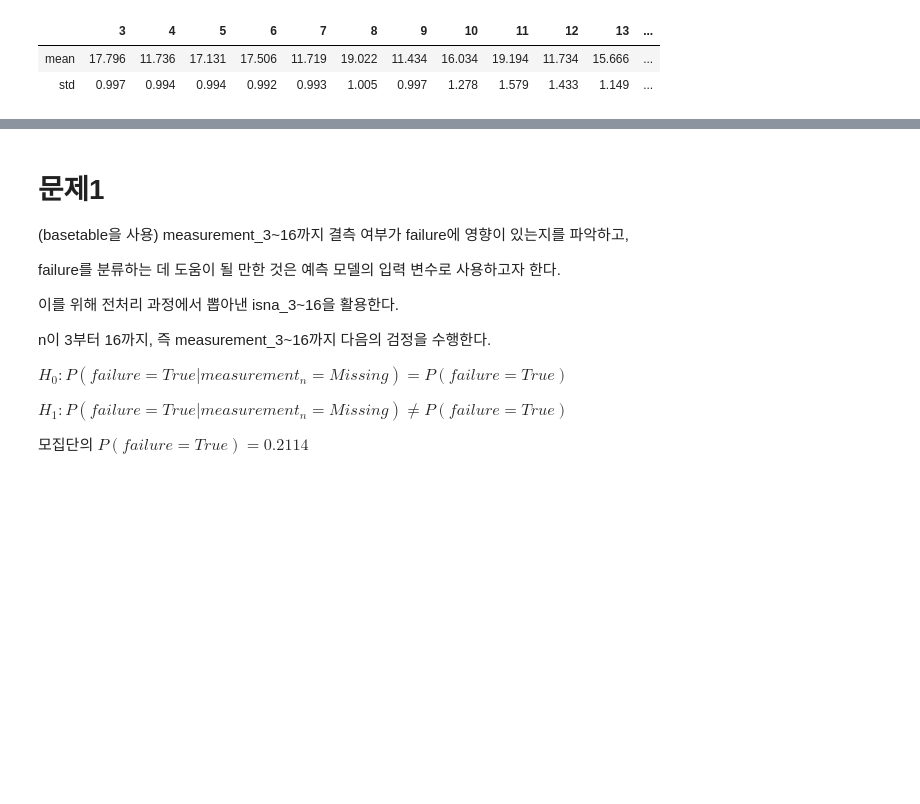
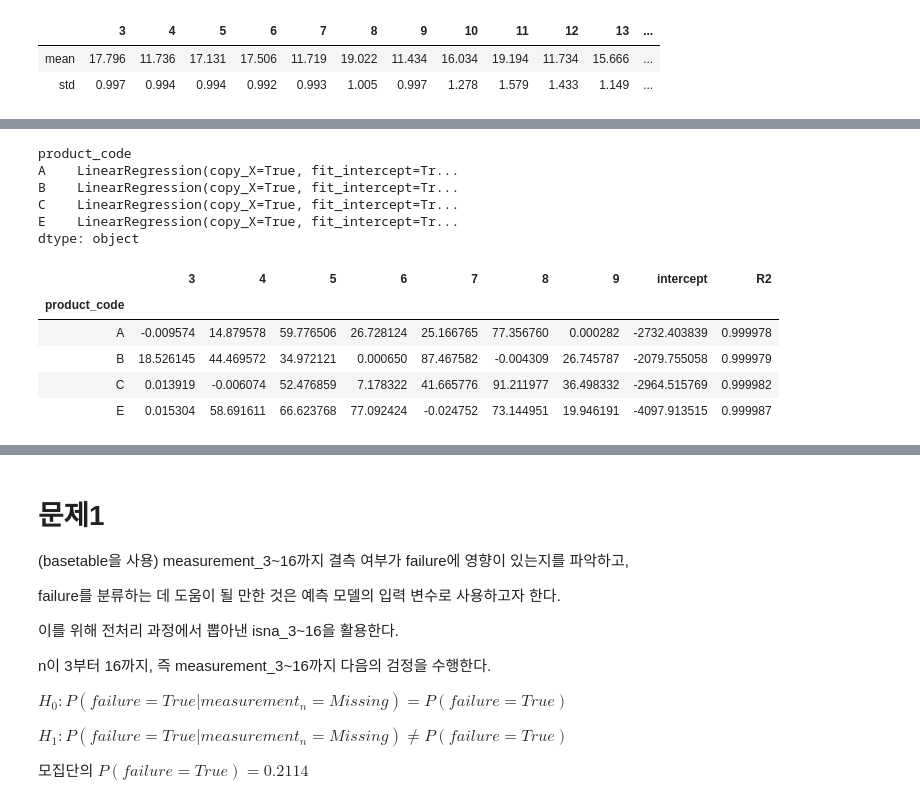
Before and after one commit to sunkusun9/DS_lv3_2503_2, a Jupyter notebook: sec_ds_lv3_prob1_prob.ipynb, the cells around one changed output, grey strips where cells are left out. Saved outputs shown, nothing was run; the diff lists cells and outputs as text; code cells hidden in the pictures; blank space fills up the shorter version.

```diff
--- a/sec_ds_lv3_prob1_prob.ipynb
+++ b/sec_ds_lv3_prob1_prob.ipynb
@@ -291,0 +292,37 @@ df_basetable[['measurement_{}'.format(i) for i in range(3, 18)]].agg(['mean', 's
+# %%
+from sklearn.linear_model import LinearRegression
+df_tip = df_basetable.loc[
+    (df_basetable[['isna_{}'.format(i) for i in range(3, 10)] + ['isna_17']] == False).all(axis=1)
+]
+X_lr = ['measurement_{}'.format(i) for i in range(3, 10)]
+s_lr = df_basetable.groupby('product_code')[X_lr + ['measurement_17']].apply(
+    lambda x: LinearRegression(fit_intercept = True).fit(x[X_lr], x['measurement_17'])
+)
+s_lr
+# %% [output]
+product_code
+A    LinearRegression(copy_X=True, fit_intercept=Tr...
+B    LinearRegression(copy_X=True, fit_intercept=Tr...
+C    LinearRegression(copy_X=True, fit_intercept=Tr...
+E    LinearRegression(copy_X=True, fit_intercept=Tr...
+dtype: object
+# %%
+from sklearn.metrics import r2_score
+pd.concat([
+    s_lr.apply(
+        lambda x: pd.Series(x.coef_, index = X_lr)
+    ).rename(columns = lambda x: x.split('_')[1]),
+    s_lr.apply(
+        lambda x: x.intercept_
+    ).rename('intercept'),
+    df_tip.groupby('product_code')[X_lr + ['measurement_17']].apply(
+        lambda x: r2_score(x['measurement_17'], s_lr[x.name].predict(x[X_lr]))
+    ).rename('R2')
+], axis = 1)
+# %% [output]
+|  | 3 | 4 | 5 | 6 | 7 | 8 | 9 | intercept | R2 |
+| product_code |  |  |  |  |  |  |  |  |  |
+| A | -0.009574 | 14.879578 | 59.776506 | 26.728124 | 25.166765 | 77.356760 | 0.000282 | -2732.403839 | 0.999978 |
+| B | 18.526145 | 44.469572 | 34.972121 | 0.000650 | 87.467582 | -0.004309 | 26.745787 | -2079.755058 | 0.999979 |
+| C | 0.013919 | -0.006074 | 52.476859 | 7.178322 | 41.665776 | 91.211977 | 36.498332 | -2964.515769 | 0.999982 |
+| E | 0.015304 | 58.691611 | 66.623768 | 77.092424 | -0.024752 | 73.144951 | 19.946191 | -4097.913515 | 0.999987 |
```
Also changed, not shown: parts of 19 cells of this notebook.
